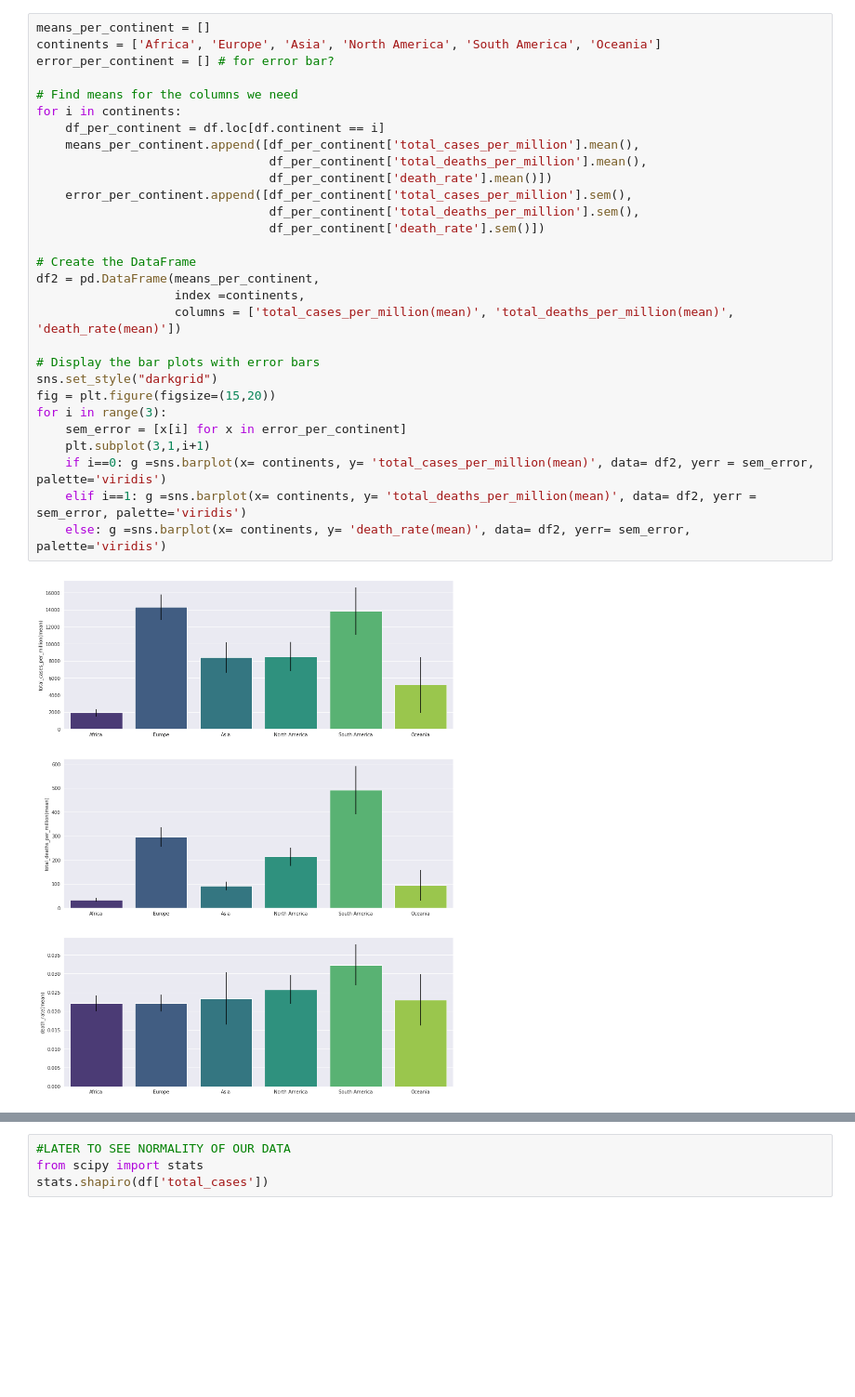
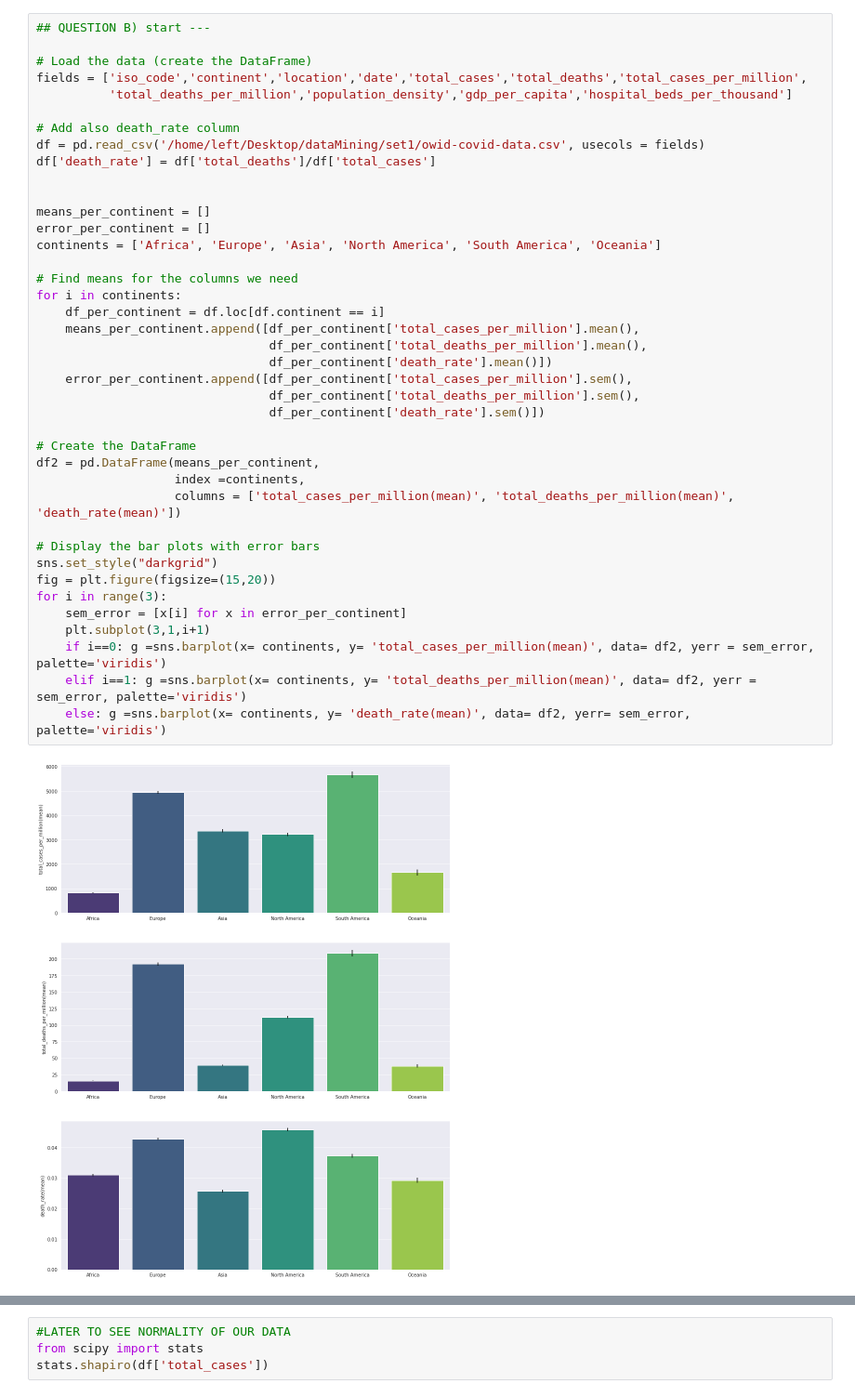
Before and after one commit to lkostakis/data-mining-covid19, a Jupyter notebook: ask4.ipynb, the cells around one changed output, grey strips where cells are left out. Shown at 93% size. Drawn from its saved outputs; the diff is of its cells as text; blank space fills up the shorter version.

```diff
--- a/ask4.ipynb
+++ b/ask4.ipynb
@@ -240,34 +196,45 @@ values
 # %%
+## QUESTION B) start ---
+
+# Load the data (create the DataFrame)
+fields = ['iso_code','continent','location','date','total_cases','total_deaths','total_cases_per_million',
+          'total_deaths_per_million','population_density','gdp_per_capita','hospital_beds_per_thousand']
+
+# Add also death_rate column
+df = pd.read_csv('/home/left/Desktop/dataMining/set1/owid-covid-data.csv', usecols = fields)
+df['death_rate'] = df['total_deaths']/df['total_cases']
+
+
 means_per_continent = []
+error_per_continent = []
 continents = ['Africa', 'Europe', 'Asia', 'North America', 'South America', 'Oceania']
-error_per_continent = [] # for error bar?
 
 # Find means for the columns we need
 for i in continents:
     df_per_continent = df.loc[df.continent == i]
     means_per_continent.append([df_per_continent['total_cases_per_million'].mean(),
                                 df_per_continent['total_deaths_per_million'].mean(),
                                 df_per_continent['death_rate'].mean()])
     error_per_continent.append([df_per_continent['total_cases_per_million'].sem(),
                                 df_per_continent['total_deaths_per_million'].sem(),
                                 df_per_continent['death_rate'].sem()])
 
 # Create the DataFrame
 df2 = pd.DataFrame(means_per_continent,
                    index =continents,
                    columns = ['total_cases_per_million(mean)', 'total_deaths_per_million(mean)', 'death_rate(mean)'])
 
 # Display the bar plots with error bars
 sns.set_style("darkgrid")
 fig = plt.figure(figsize=(15,20))
 for i in range(3):
     sem_error = [x[i] for x in error_per_continent]
     plt.subplot(3,1,i+1)
     if i==0: g =sns.barplot(x= continents, y= 'total_cases_per_million(mean)', data= df2, yerr = sem_error, palette='viridis')
     elif i==1: g =sns.barplot(x= continents, y= 'total_deaths_per_million(mean)', data= df2, yerr = sem_error, palette='viridis')
     else: g =sns.barplot(x= continents, y= 'death_rate(mean)', data= df2, yerr= sem_error, palette='viridis')
 # %% [output]
-[figure, old version]
+[figure, new version]
 # %%
 from scipy.stats import ttest_ind
 
```
Also changed, not shown: parts of 24 cells of this notebook.
